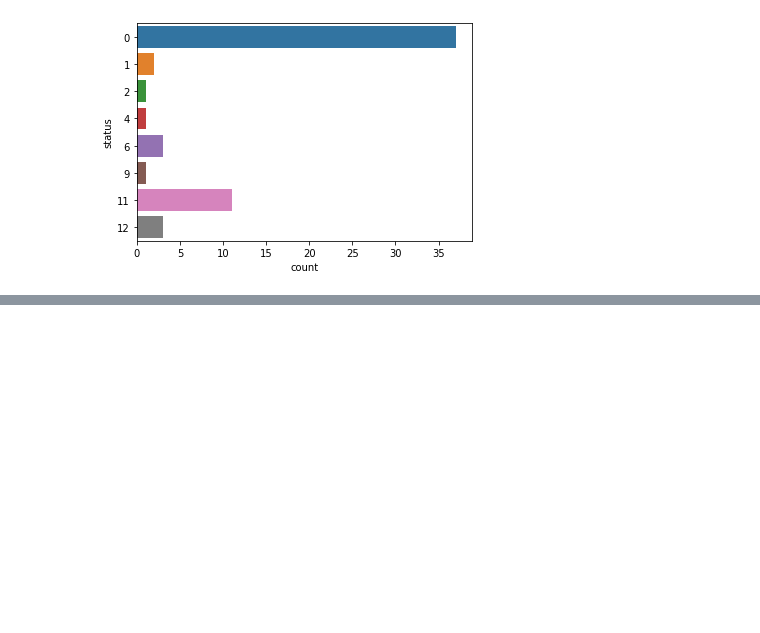
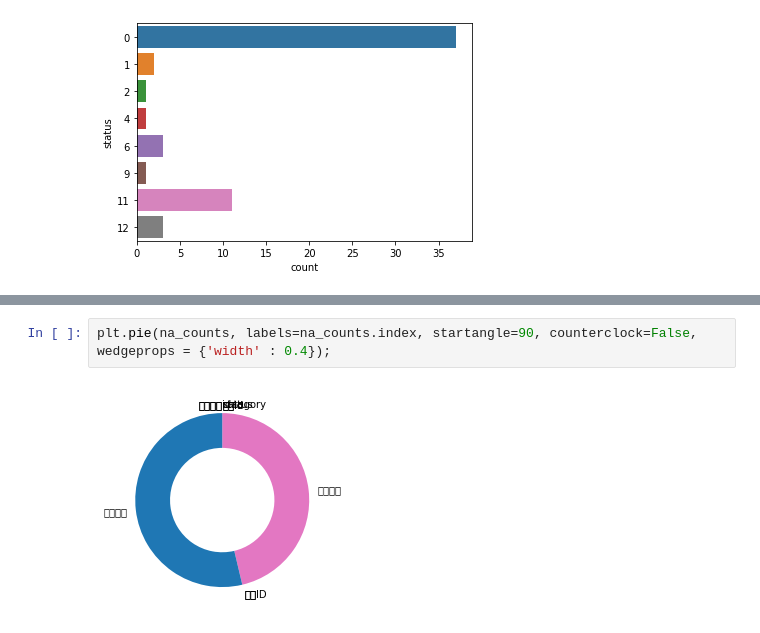
Before and after one commit to fainle/udacity_ds_exercise, a Jupyter notebook: 0901/2.ipynb, the cells around one changed output, grey strips where cells are left out. Saved outputs shown, nothing was run; the diff lists cells and outputs as text; blank space fills up the shorter version.

```diff
--- a/0901/2.ipynb
+++ b/0901/2.ipynb
@@ -92,0 +66,4 @@ for _, v in status_count.items():
+# %%
+plt.pie(na_counts, labels=na_counts.index, startangle=90, counterclock=False, wedgeprops = {'width' : 0.4});
+# %% [output]
+[figure, added]
```
Also changed, not shown: parts of 27 cells of this notebook.
